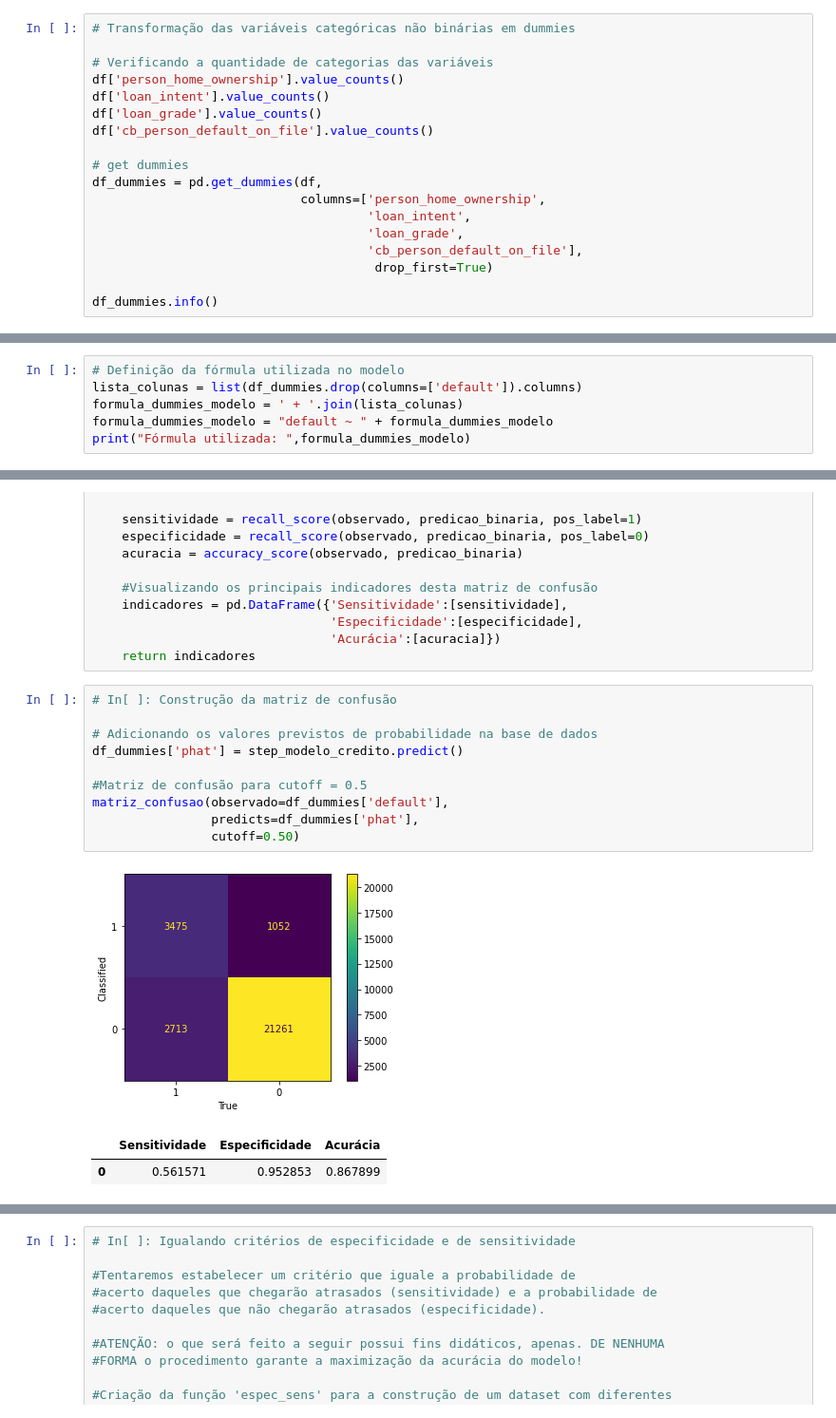
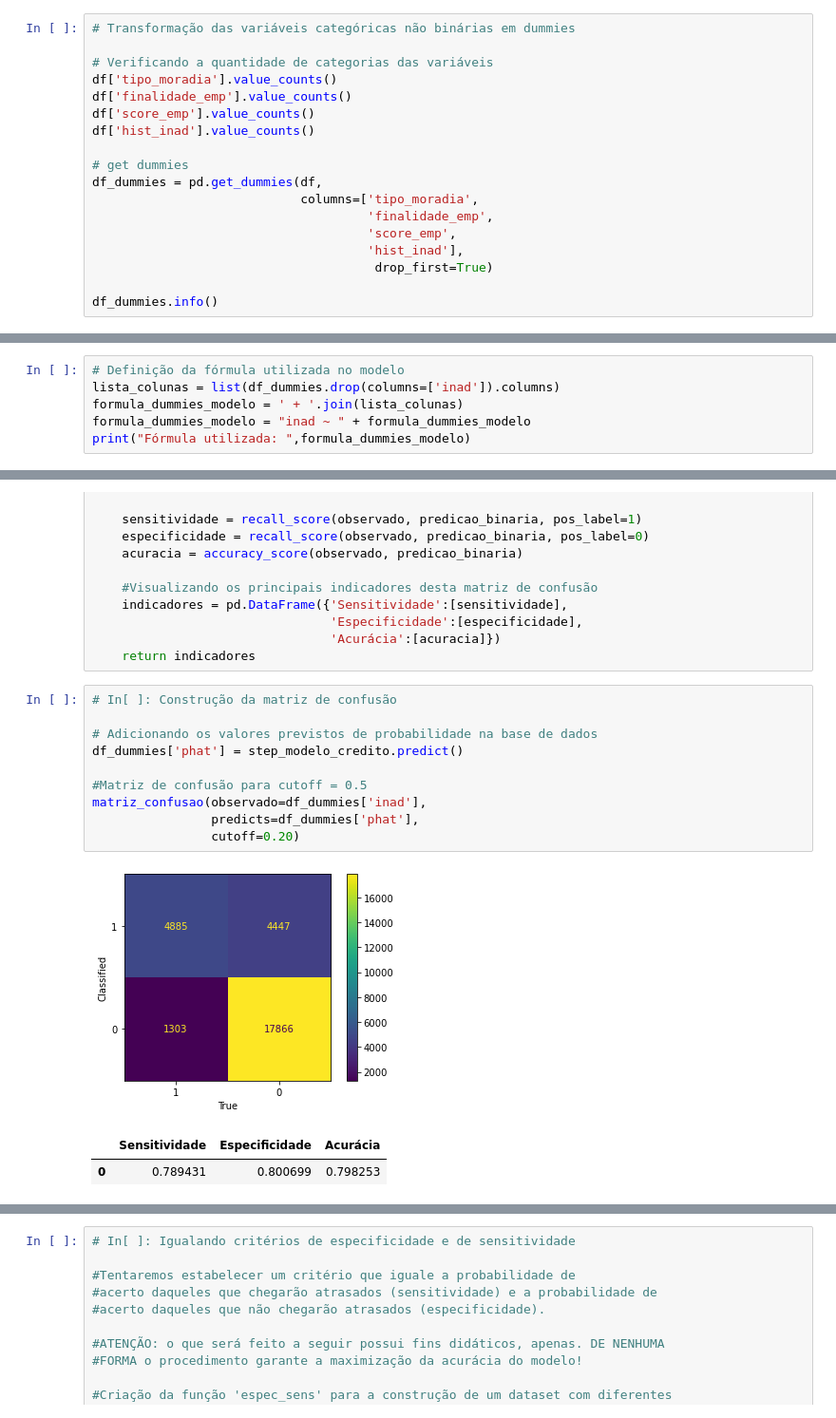
Before and after one commit to vitor-michelucci/Credit_Risk, a Jupyter notebook: Credit_Risk.ipynb, the cells around one changed output, grey strips where cells are left out. Shown at 95% size. Drawn from its saved outputs; the diff is of its cells as text.

Commit message:
Rename colunas português

```diff
--- a/Credit_Risk.ipynb
+++ b/Credit_Risk.ipynb
@@ -99,17 +99,17 @@ plt.bar(xpos[1], default_count, width = 0.7, color="r")
 # Transformação das variáveis categóricas não binárias em dummies
 
 # Verificando a quantidade de categorias das variáveis
-df['person_home_ownership'].value_counts()
-df['loan_intent'].value_counts()
-df['loan_grade'].value_counts()
-df['cb_person_default_on_file'].value_counts()
+df['tipo_moradia'].value_counts()
+df['finalidade_emp'].value_counts()
+df['score_emp'].value_counts()
+df['hist_inad'].value_counts()
 
 # get dummies
 df_dummies = pd.get_dummies(df,
-                            columns=['person_home_ownership',
-                                     'loan_intent',
-                                     'loan_grade',
-                                     'cb_person_default_on_file'],
+                            columns=['tipo_moradia',
+                                     'finalidade_emp',
+                                     'score_emp',
+                                     'hist_inad'],
                                       drop_first=True)
 
 df_dummies.info()
@@ -135,8 +135,8 @@ memory usage: 2.1 MB
 ## Estimação do modelo logístico binário
 # %%
 # Definição da fórmula utilizada no modelo
-lista_colunas = list(df_dummies.drop(columns=['default']).columns)
+lista_colunas = list(df_dummies.drop(columns=['inad']).columns)
 formula_dummies_modelo = ' + '.join(lista_colunas)
-formula_dummies_modelo = "default ~ " + formula_dummies_modelo
+formula_dummies_modelo = "inad ~ " + formula_dummies_modelo
 print("Fórmula utilizada: ",formula_dummies_modelo)
 # %% [output]
@@ -262,17 +262,17 @@ def matriz_confusao(predicts, observado, cutoff):
 # %%
 # In[ ]: Construção da matriz de confusão
 
 # Adicionando os valores previstos de probabilidade na base de dados
 df_dummies['phat'] = step_modelo_credito.predict()
 
 #Matriz de confusão para cutoff = 0.5
-matriz_confusao(observado=df_dummies['default'],
+matriz_confusao(observado=df_dummies['inad'],
                 predicts=df_dummies['phat'],
-                cutoff=0.50)
+                cutoff=0.20)
 # %% [output]
-[figure, old version]
+[figure, new version]
 |  | Sensitividade | Especificidade | Acurácia |
-| 0 | 0.561571 | 0.952853 | 0.867899 |
+| 0 | 0.789431 | 0.800699 | 0.798253 |
 # %%
 # In[ ]: Construção da curva ROC
 
```
Also changed, not shown: parts of 13 cells of this notebook, 1 other file.
